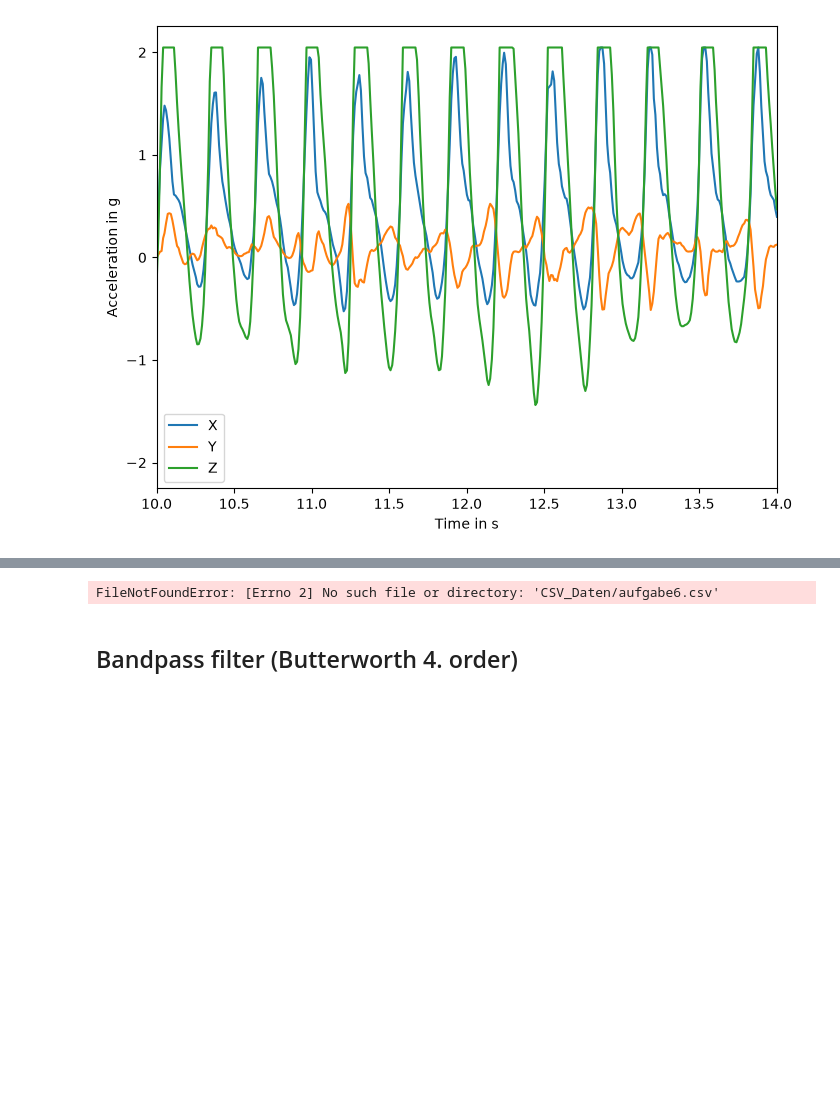
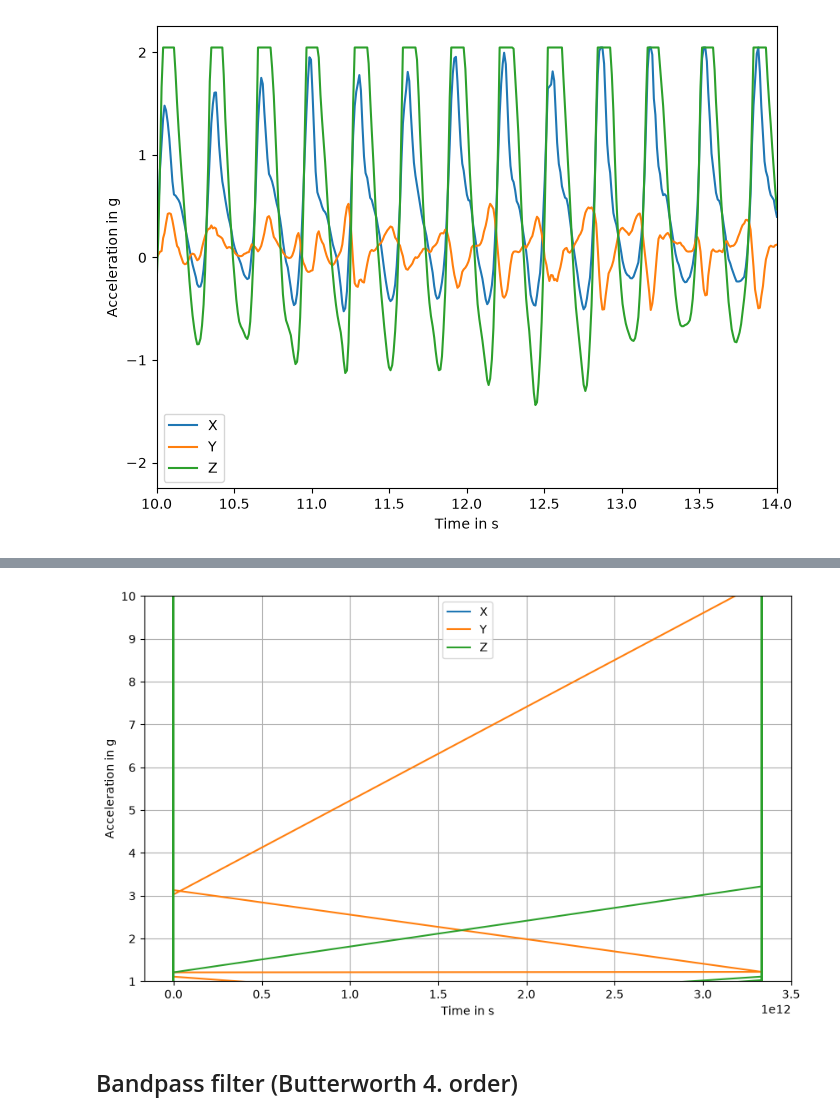
Before and after one commit to P-M16/Labor_Biosignalverarbeitung, a Jupyter notebook: Lab1_Visualisierung_Messdaten.ipynb, the cells around one changed output, grey strips where cells are left out. Drawn from its saved outputs; the diff is of its cells as text; code cells hidden in the pictures; blank space fills up the shorter version.

Commit message:
Aufgabe 6 neu aufgenommen

```diff
--- a/Lab1_Visualisierung_Messdaten.ipynb
+++ b/Lab1_Visualisierung_Messdaten.ipynb
@@ -79,26 +78,26 @@ Standardabweichung: 0.0006436013900981045 s
 # %%
 '''AUFGABE_6'''
 
 df6 = pd.read_csv(
     'CSV_Daten/aufgabe6.csv',
     sep='\t',
     header=None,
     names=['X', 'Y', 'Z', 'Time']
 )
 
 #convert time from ms into s and acceleration from mg to g
 df6['Time'] /= 1000
 df6[['X', 'Y', 'Z']] /= 1000
 
 df6.plot(x='Time', y=['X', 'Y', 'Z'],
          ylabel='Acceleration in g',
          xlabel='Time in s', figsize=[10, 6],
-         ylim=(-1.2, 1.2))
+         ylim = (1, 10))
 
 plt.grid()
 plt.show()
 # %% [output]
-FileNotFoundError: [Errno 2] No such file or directory: 'CSV_Daten/aufgabe6.csv'
+[figure, added]
 # %% [markdown]
 ## Bandpass filter (Butterworth 4. order)
 # %%
```
Also changed, not shown: parts of 2 cells of this notebook, 1 other file.
